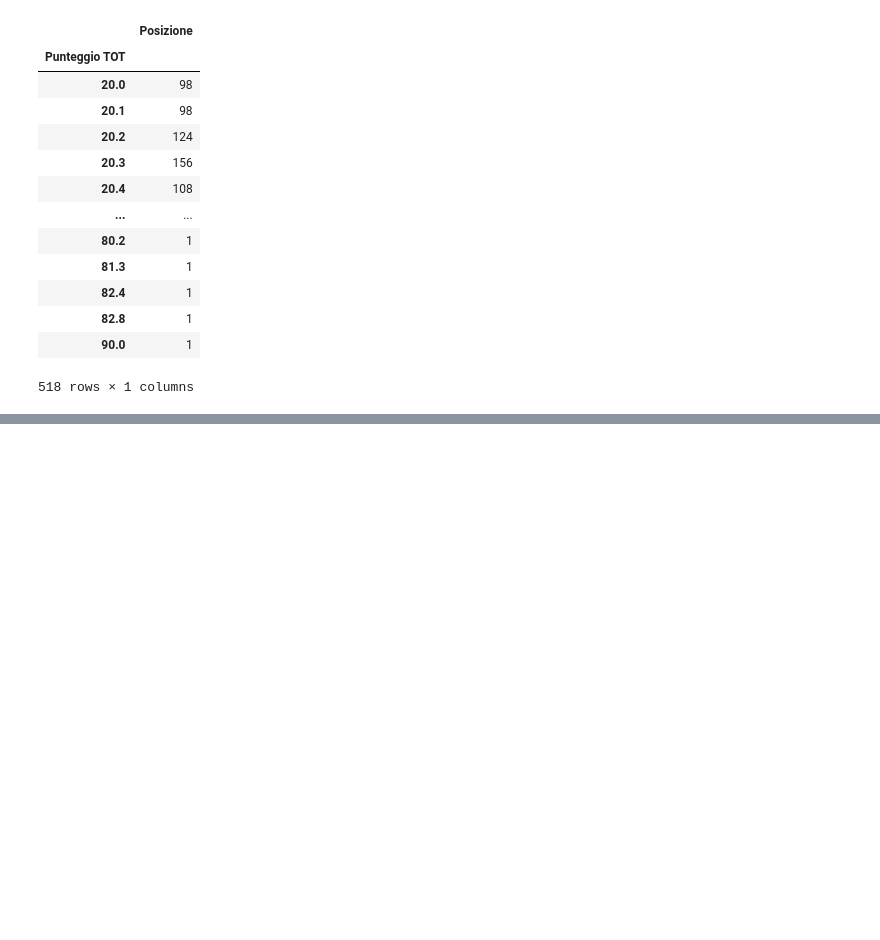
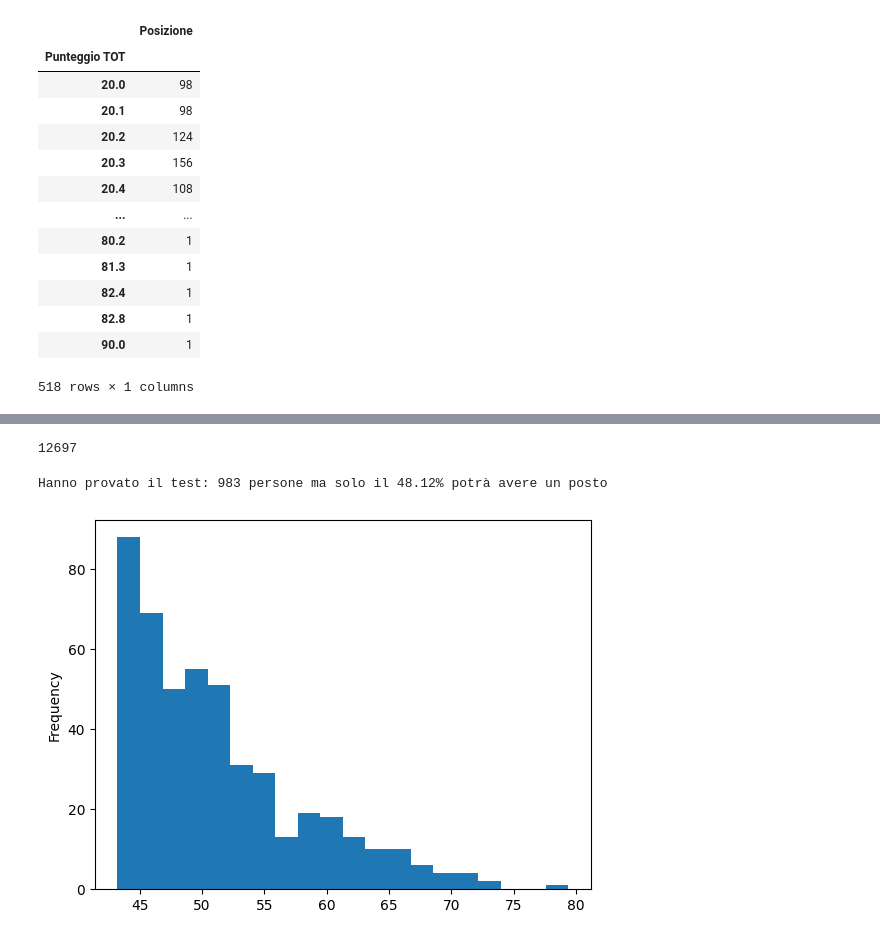
Before and after one commit to devilteo911/analisi_test_medicina_2022, a Jupyter notebook: test_med.ipynb, the cells around one changed output, grey strips where cells are left out. Drawn from its saved outputs; the diff is of its cells as text; code cells hidden in the pictures; blank space fills up the shorter version.

```diff
--- a/test_med.ipynb
+++ b/test_med.ipynb
@@ -68,0 +106,20 @@ plt.show()
+# %%
+posti_atenei = pd.read_csv("atenei.csv", sep=";")
+# %% [output]
+12697
+# %%
+merged_df = pd.merge(left=df, right=posti_atenei, how="inner", on="Ateneo")
+# %%
+df_ateneo = merged_df[merged_df["Ateneo"].str.contains("padova", case=False)]
+print(f"Hanno provato il test {len(df_ateneo)} persone ma solo il {100*(df_ateneo['Posti Disponibili'].iloc[0]/len(df_ateneo)):.2f}% potrà avere un posto")
+# %% [output]
+Hanno provato il test: 983 persone ma solo il 48.12% potrà avere un posto
+# %%
+posti_pd = df_ateneo["Posti Disponibili"].iloc[0]
+chosen_ones = df_ateneo[["Posizione", "Punteggio TOT"]].iloc[:posti_pd]
+# %%
+chosen_ones["Punteggio TOT"].plot.hist(bins=20)
+
+plt.show()
+# %% [output]
+[figure, added]
```
Also changed, not shown: parts of 5 cells of this notebook, 1 other file.
